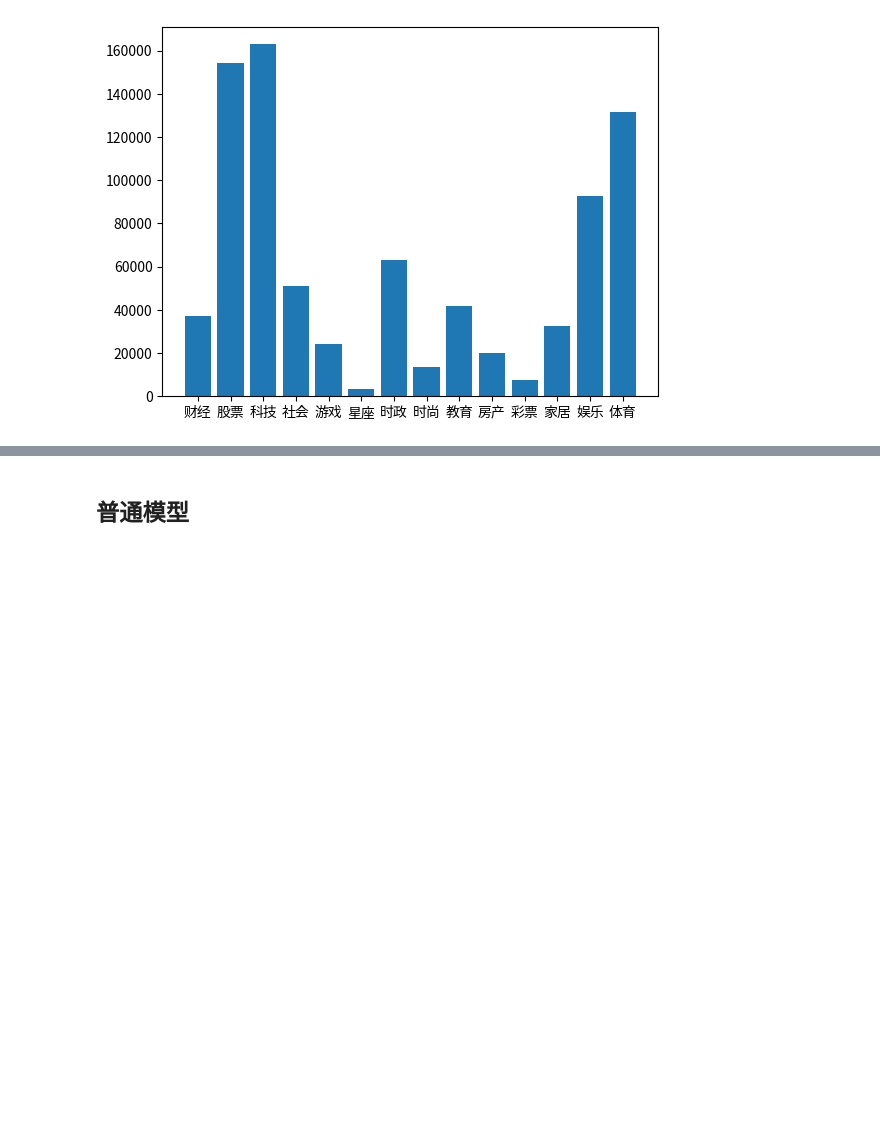
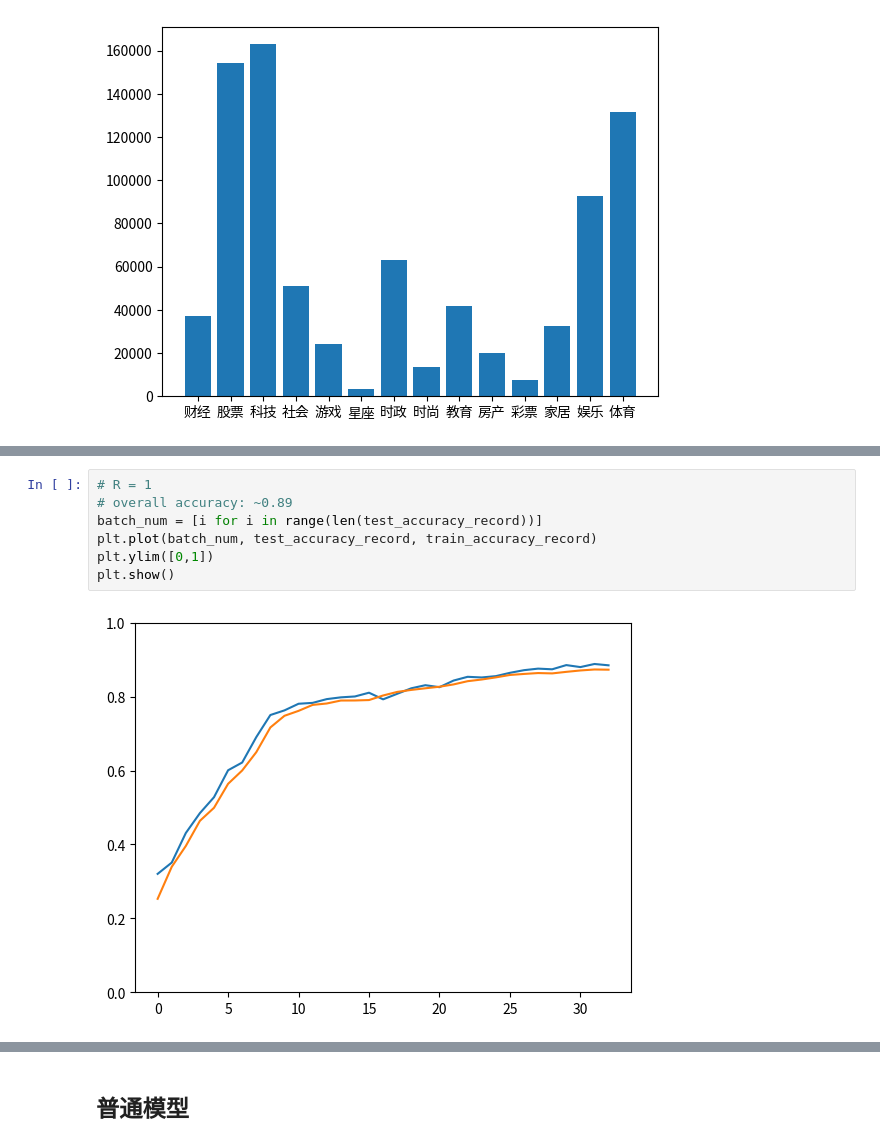
Before and after one commit to leosongwei/leosongwei.github.io, a Jupyter notebook: machine_learning/THUCNews/experiment.ipynb, the cells around one changed output, grey strips where cells are left out. Saved outputs shown, nothing was run; the diff lists cells and outputs as text; blank space fills up the shorter version.

```diff
--- a/machine_learning/THUCNews/experiment.ipynb
+++ b/machine_learning/THUCNews/experiment.ipynb
@@ -60,0 +269,9 @@ plt.show()
+# %%
+# R = 1
+# overall accuracy: ~0.89
+batch_num = [i for i in range(len(test_accuracy_record))]
+plt.plot(batch_num, test_accuracy_record, train_accuracy_record)
+plt.ylim([0,1])
+plt.show()
+# %% [output]
+[figure, added]
```
Also changed, not shown: parts of 11 cells of this notebook, 2 other files.
